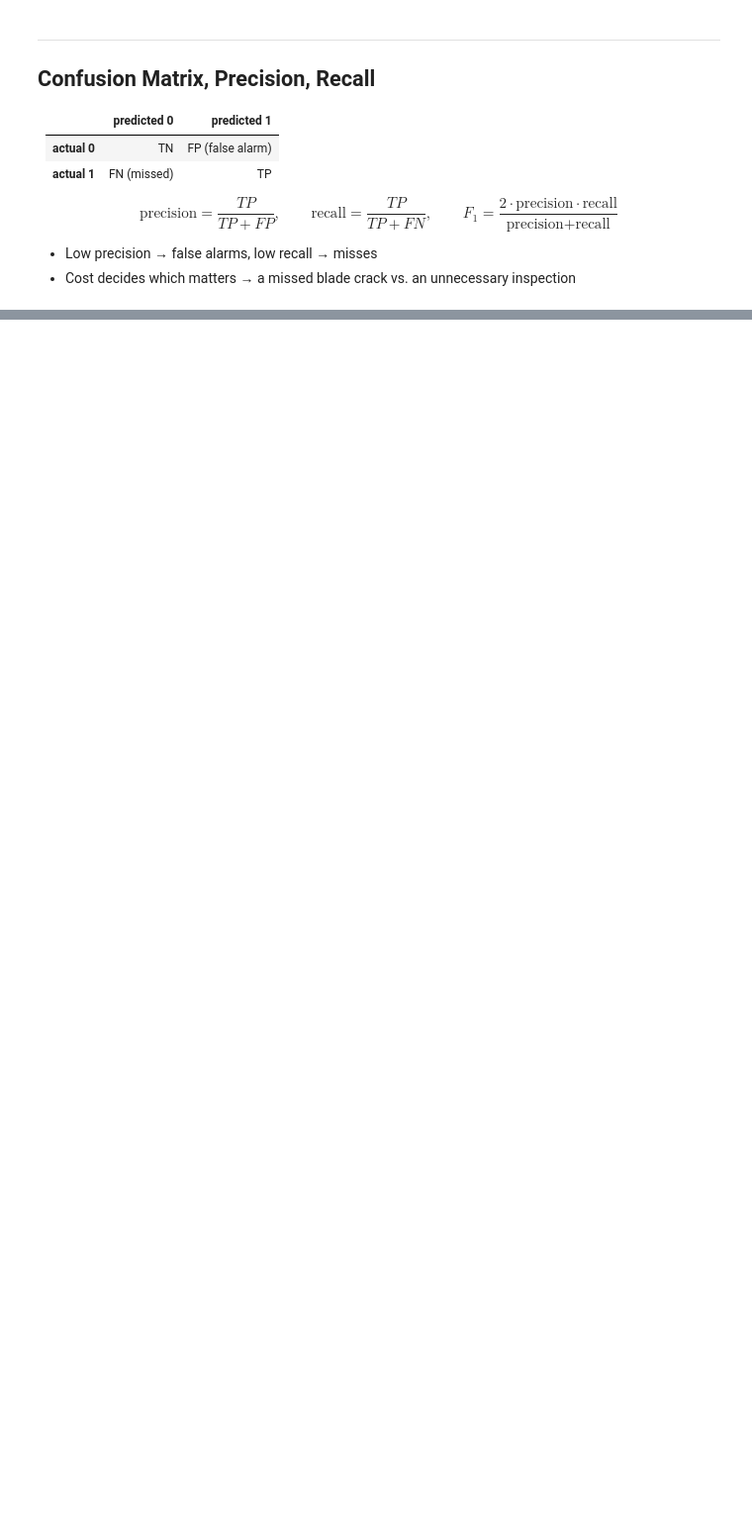
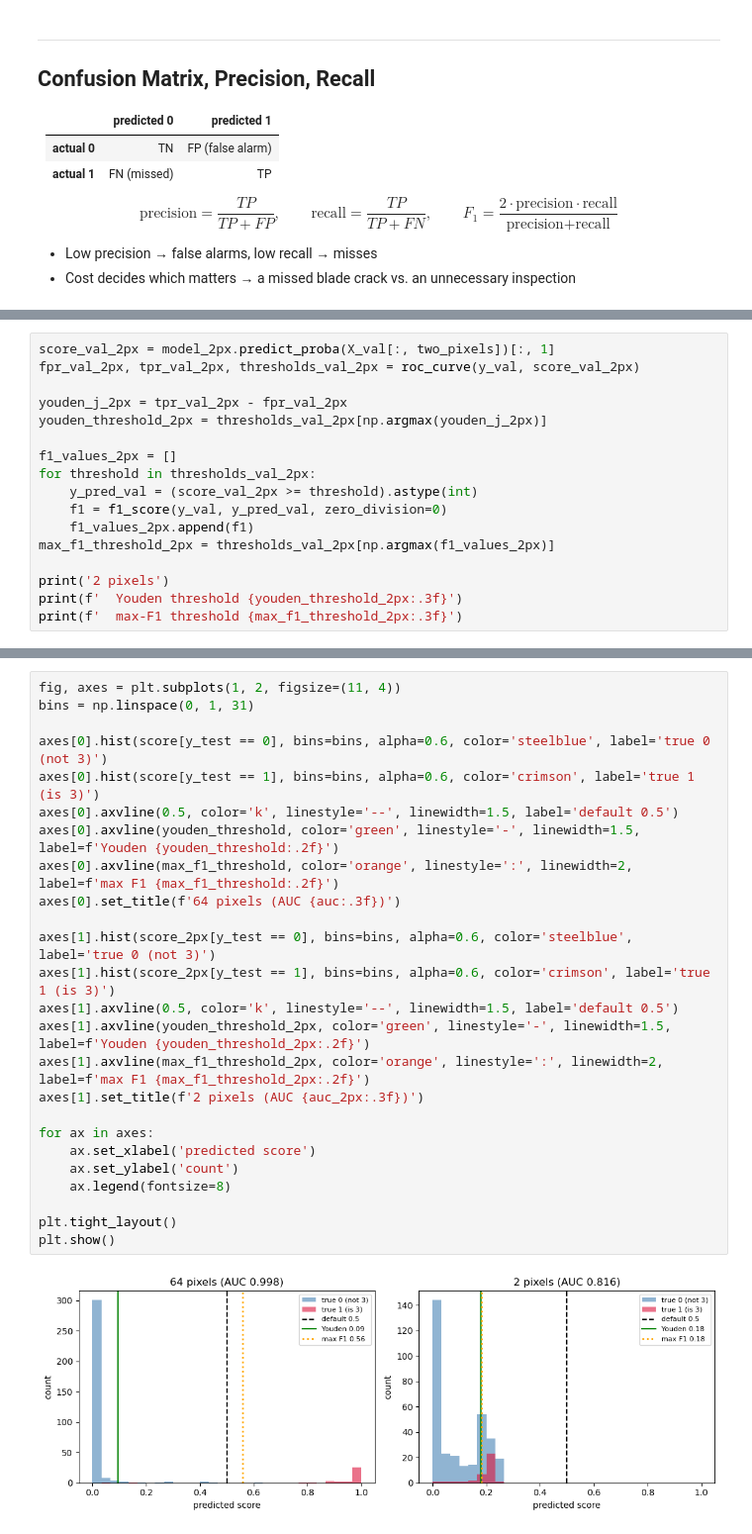
Before and after one commit to jongmoonha/AI-ME-Practice, a Jupyter notebook: Practice04_ML_General_Tips.ipynb, the cells around one changed output, grey strips where cells are left out. Shown at 99% size. Saved outputs shown, nothing was run; the diff lists cells and outputs as text; blank space fills up the shorter version.

```diff
--- a/Practice04_ML_General_Tips.ipynb
+++ b/Practice04_ML_General_Tips.ipynb
@@ -512,0 +310,17 @@ display(pd.DataFrame(rows).round(1))
+# %%
+score_val_2px = model_2px.predict_proba(X_val[:, two_pixels])[:, 1]
+fpr_val_2px, tpr_val_2px, thresholds_val_2px = roc_curve(y_val, score_val_2px)
+
+youden_j_2px = tpr_val_2px - fpr_val_2px
+youden_threshold_2px = thresholds_val_2px[np.argmax(youden_j_2px)]
+
+f1_values_2px = []
+for threshold in thresholds_val_2px:
+    y_pred_val = (score_val_2px >= threshold).astype(int)
+    f1 = f1_score(y_val, y_pred_val, zero_division=0)
+    f1_values_2px.append(f1)
+max_f1_threshold_2px = thresholds_val_2px[np.argmax(f1_values_2px)]
+
+print('2 pixels')
+print(f'  Youden threshold {youden_threshold_2px:.3f}')
+print(f'  max-F1 threshold {max_f1_threshold_2px:.3f}')
@@ -512,0 +335,27 @@ display(pd.DataFrame(rows).round(1))
+# %%
+fig, axes = plt.subplots(1, 2, figsize=(11, 4))
+bins = np.linspace(0, 1, 31)
+
+axes[0].hist(score[y_test == 0], bins=bins, alpha=0.6, color='steelblue', label='true 0 (not 3)')
+axes[0].hist(score[y_test == 1], bins=bins, alpha=0.6, color='crimson', label='true 1 (is 3)')
+axes[0].axvline(0.5, color='k', linestyle='--', linewidth=1.5, label='default 0.5')
+axes[0].axvline(youden_threshold, color='green', linestyle='-', linewidth=1.5, label=f'Youden {youden_threshold:.2f}')
+axes[0].axvline(max_f1_threshold, color='orange', linestyle=':', linewidth=2, label=f'max F1 {max_f1_threshold:.2f}')
+axes[0].set_title(f'64 pixels (AUC {auc:.3f})')
+
+axes[1].hist(score_2px[y_test == 0], bins=bins, alpha=0.6, color='steelblue', label='true 0 (not 3)')
+axes[1].hist(score_2px[y_test == 1], bins=bins, alpha=0.6, color='crimson', label='true 1 (is 3)')
+axes[1].axvline(0.5, color='k', linestyle='--', linewidth=1.5, label='default 0.5')
+axes[1].axvline(youden_threshold_2px, color='green', linestyle='-', linewidth=1.5, label=f'Youden {youden_threshold_2px:.2f}')
+axes[1].axvline(max_f1_threshold_2px, color='orange', linestyle=':', linewidth=2, label=f'max F1 {max_f1_threshold_2px:.2f}')
+axes[1].set_title(f'2 pixels (AUC {auc_2px:.3f})')
+
+for ax in axes:
+    ax.set_xlabel('predicted score')
+    ax.set_ylabel('count')
+    ax.legend(fontsize=8)
+
+plt.tight_layout()
+plt.show()
+# %% [output]
+[figure, added]
```
Also changed, not shown: parts of 84 cells of this notebook, 1 other file.
